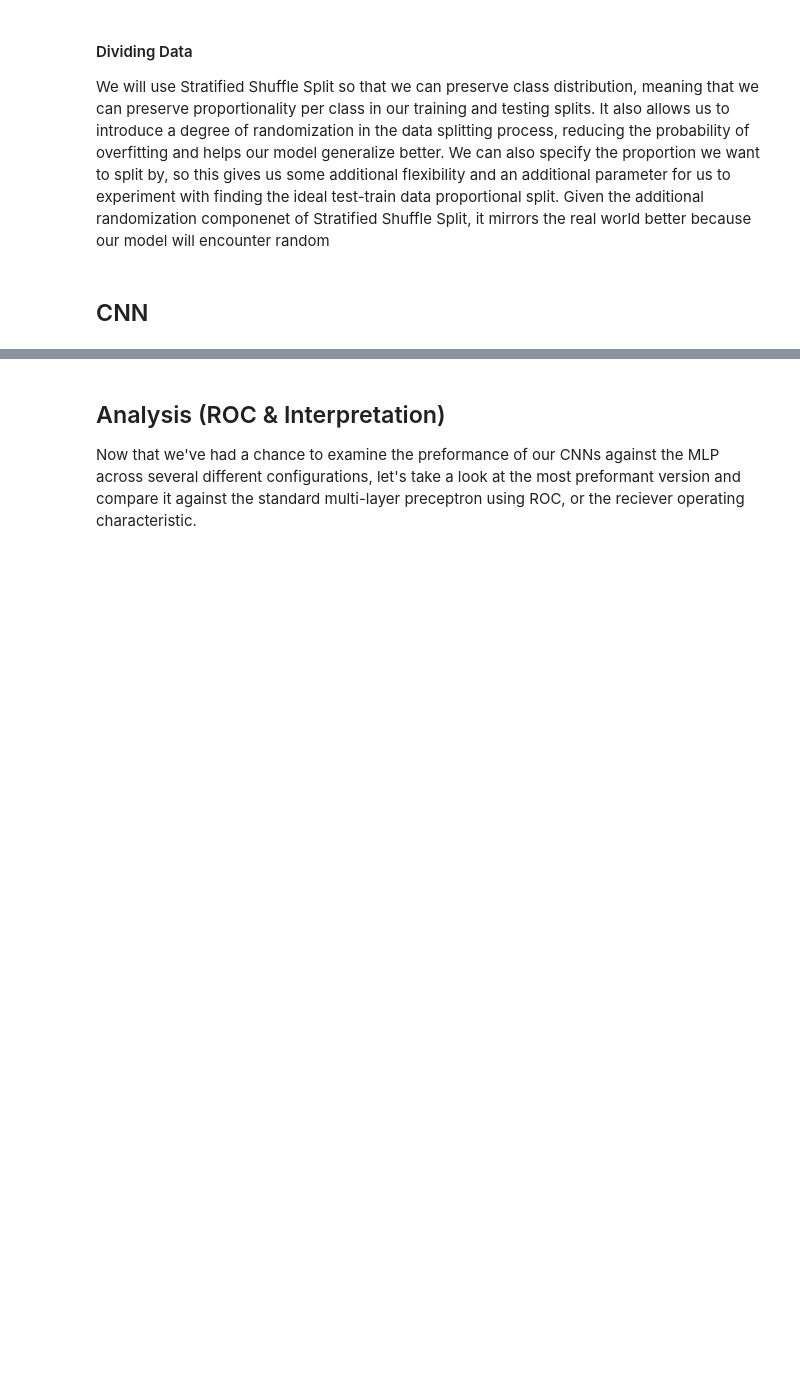
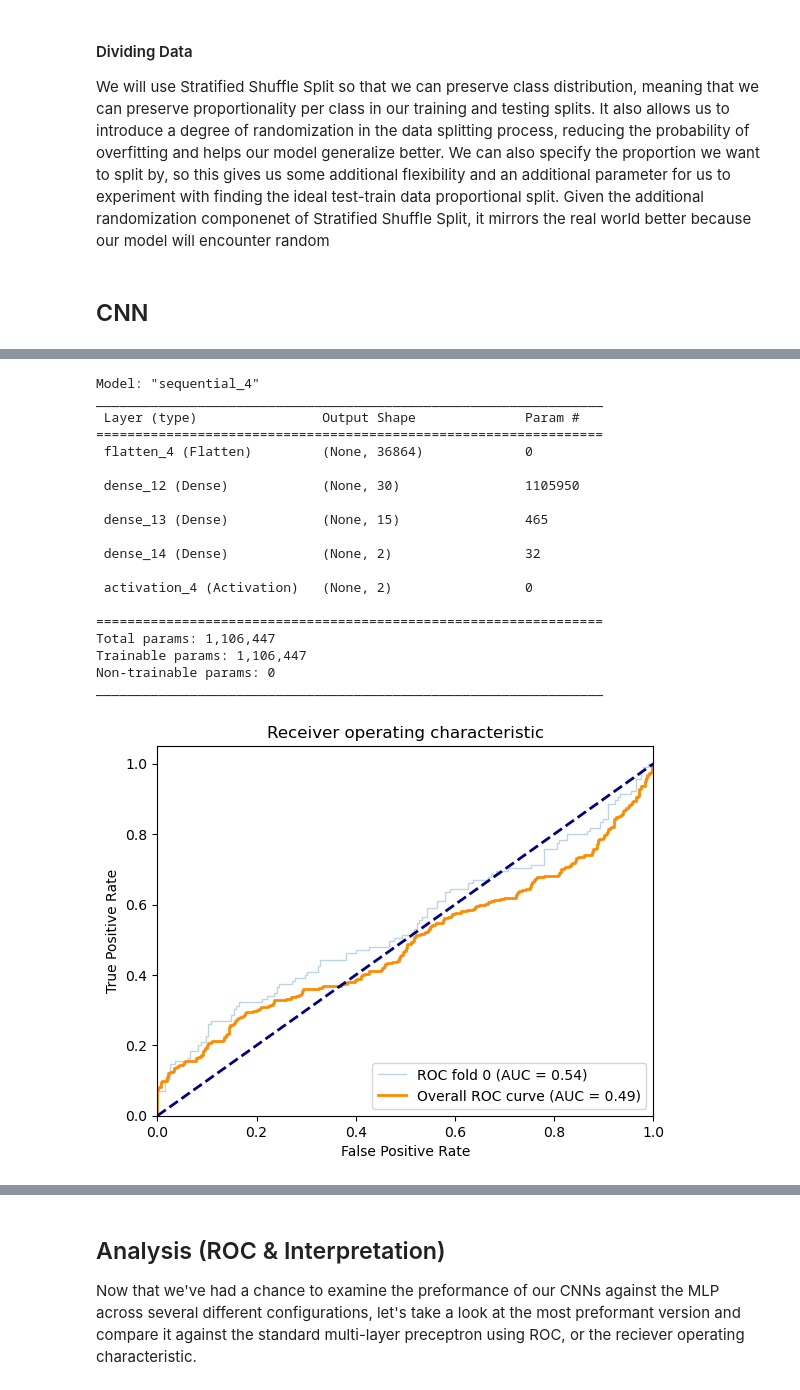
Before and after one commit to S-Bryce/ML-Lab-6, a Jupyter notebook: main.ipynb, the cells around one changed output, grey strips where cells are left out. Cells and saved outputs as stored; diff of their text form; code cells hidden in the pictures; blank space fills up the shorter version.

```diff
--- a/main.ipynb
+++ b/main.ipynb
@@ -295,0 +324,42 @@ Wall time: 42.1 s
+# %%
+mlp.summary()
+# Compute the overall ROC curve and AUC for all the folds
+y_true = np.concatenate(y_true_list)
+y_proba = np.concatenate(yhat_list)
+fpr, tpr, thresholds = roc_curve(y_true, y_proba)
+roc_auc = auc(fpr, tpr)
+
+# Plot the ROC curve for each fold and the overall ROC curve
+plt.figure()
+for i in range(len(fpr_list)):
+    plt.plot(fpr_list[i], tpr_list[i], lw=1, alpha=0.3, label='ROC fold %d (AUC = %0.2f)' % (i, auc_list[i]))
+    plt.plot(fpr, tpr, lw=2, color='darkorange', label='Overall ROC curve (AUC = %0.2f)' % roc_auc)
+    plt.plot([0, 1], [0, 1], color='navy', lw=2, linestyle='--')
+    plt.xlim([0.0, 1.0])
+    plt.ylim([0.0, 1.05])
+    plt.xlabel('False Positive Rate')
+    plt.ylabel('True Positive Rate')
+    plt.title('Receiver operating characteristic')
+    plt.legend(loc="lower right")
+    plt.show()
+# %% [output]
+Model: "sequential_4"
+_________________________________________________________________
+ Layer (type)                Output Shape              Param #
+=================================================================
+ flatten_4 (Flatten)         (None, 36864)             0
+
+ dense_12 (Dense)            (None, 30)                1105950
+
+ dense_13 (Dense)            (None, 15)                465
+
+ dense_14 (Dense)            (None, 2)                 32
+
+ activation_4 (Activation)   (None, 2)                 0
+
+=================================================================
+Total params: 1,106,447
+Trainable params: 1,106,447
+Non-trainable params: 0
+_________________________________________________________________
+[figure, added]
```
Also changed, not shown: parts of 15 cells of this notebook.
